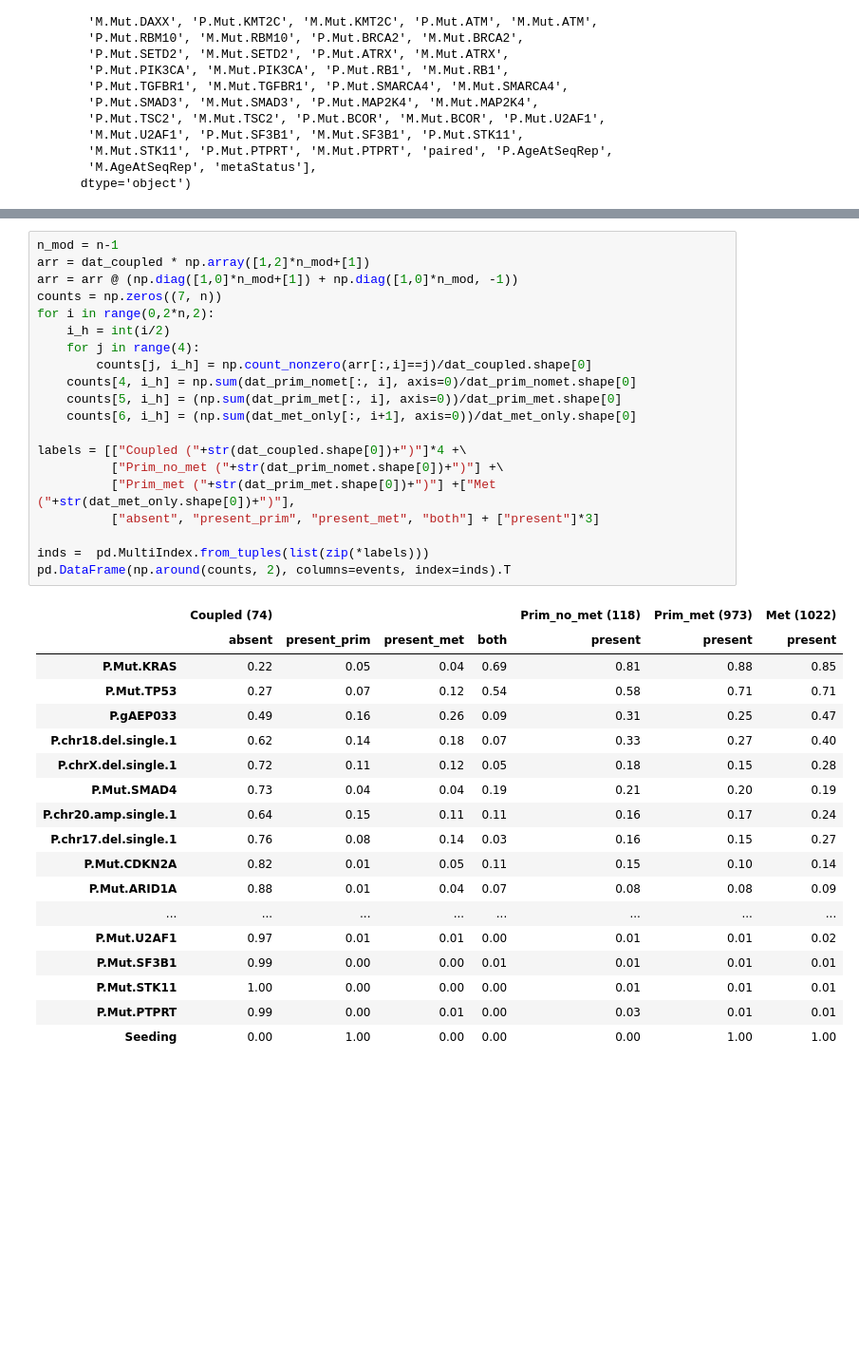
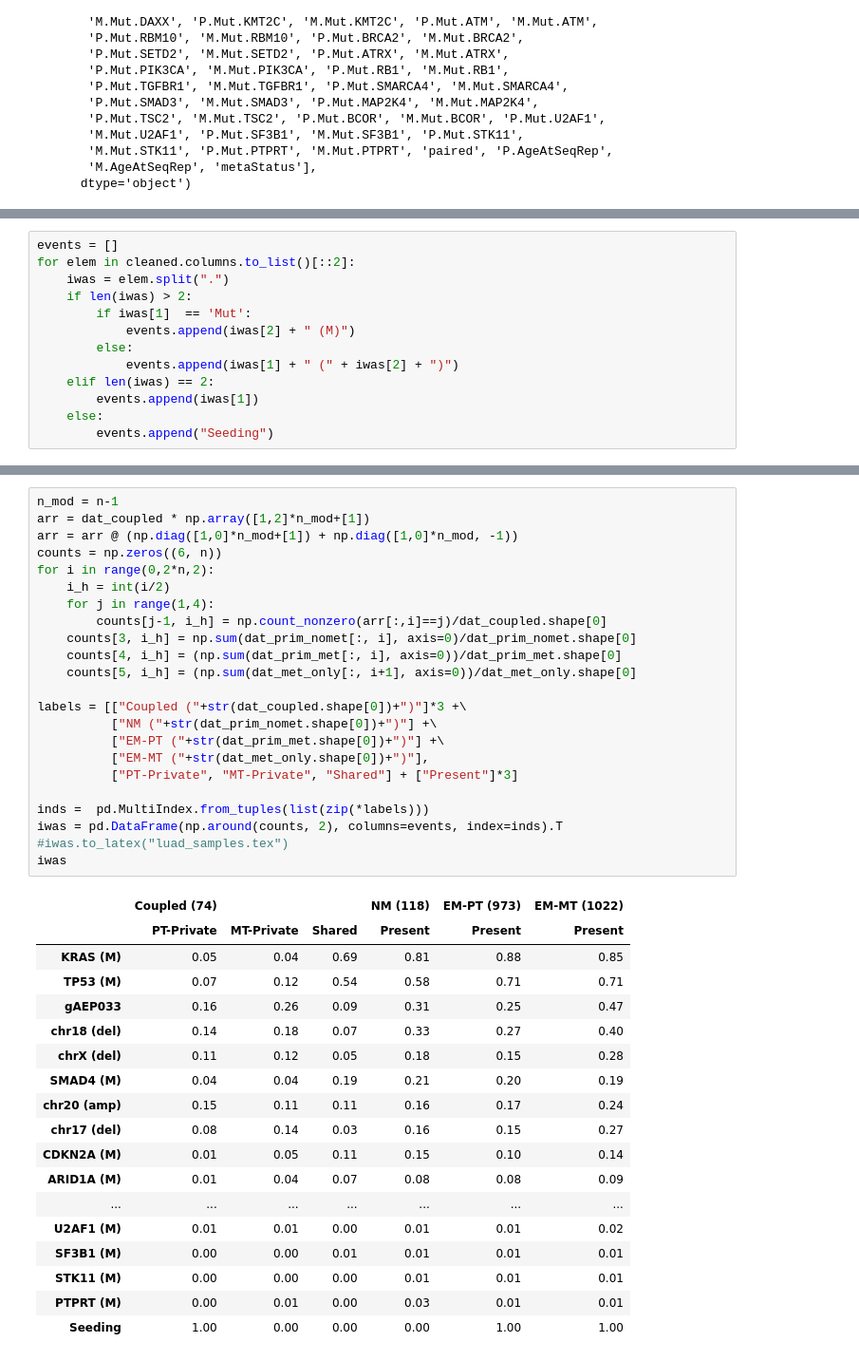
Before and after one commit to cbg-ethz/metMHN, a Jupyter notebook: src/data_analysis.ipynb, the cells around one changed output, grey strips where cells are left out. Shown: that part at 95% size. Drawn from its saved outputs; the diff is of its cells as text; blank space fills up the shorter version.

```diff
--- a/src/data_analysis.ipynb
+++ b/src/data_analysis.ipynb
@@ -61,3 +61,16 @@ dat_prim_nomet, dat_met_only, dat_prim_met, dat_coupled = utils.split_data(clean
 print(dat_prim_nomet.shape[0], dat_prim_met.shape[0], dat_coupled.shape[0], dat_met_only.shape[0])
 # %% [output]
 118 973 74 1022
+# %%
+events = []
+for elem in cleaned.columns.to_list()[::2]:
+    iwas = elem.split(".")
+    if len(iwas) > 2:
+        if iwas[1]  == 'Mut':
+            events.append(iwas[2] + " (M)")
+        else:
+            events.append(iwas[1] + " (" + iwas[2] + ")")
+    elif len(iwas) == 2:
+        events.append(iwas[1])
+    else:
+        events.append("Seeding")
@@ -73,40 +164,43 @@ start_params = np.append(indep, [lam1_start, lam2_start])
 # %%
 n_mod = n-1
 arr = dat_coupled * np.array([1,2]*n_mod+[1])
 arr = arr @ (np.diag([1,0]*n_mod+[1]) + np.diag([1,0]*n_mod, -1))
-counts = np.zeros((7, n))
+counts = np.zeros((6, n))
 for i in range(0,2*n,2):
     i_h = int(i/2)
-    for j in range(4):
-        counts[j, i_h] = np.count_nonzero(arr[:,i]==j)/dat_coupled.shape[0]
-    counts[4, i_h] = np.sum(dat_prim_nomet[:, i], axis=0)/dat_prim_nomet.shape[0]
-    counts[5, i_h] = (np.sum(dat_prim_met[:, i], axis=0))/dat_prim_met.shape[0]
-    counts[6, i_h] = (np.sum(dat_met_only[:, i+1], axis=0))/dat_met_only.shape[0]
+    for j in range(1,4):
+        counts[j-1, i_h] = np.count_nonzero(arr[:,i]==j)/dat_coupled.shape[0]
+    counts[3, i_h] = np.sum(dat_prim_nomet[:, i], axis=0)/dat_prim_nomet.shape[0]
+    counts[4, i_h] = (np.sum(dat_prim_met[:, i], axis=0))/dat_prim_met.shape[0]
+    counts[5, i_h] = (np.sum(dat_met_only[:, i+1], axis=0))/dat_met_only.shape[0]
 
-labels = [["Coupled ("+str(dat_coupled.shape[0])+")"]*4 +\
-          ["Prim_no_met ("+str(dat_prim_nomet.shape[0])+")"] +\
-          ["Prim_met ("+str(dat_prim_met.shape[0])+")"] +["Met ("+str(dat_met_only.shape[0])+")"],
-          ["absent", "present_prim", "present_met", "both"] + ["present"]*3]
+labels = [["Coupled ("+str(dat_coupled.shape[0])+")"]*3 +\
+          ["NM ("+str(dat_prim_nomet.shape[0])+")"] +\
+          ["EM-PT ("+str(dat_prim_met.shape[0])+")"] +\
+          ["EM-MT ("+str(dat_met_only.shape[0])+")"],
+          ["PT-Private", "MT-Private", "Shared"] + ["Present"]*3]
 
 inds =  pd.MultiIndex.from_tuples(list(zip(*labels)))
-pd.DataFrame(np.around(counts, 2), columns=events, index=inds).T
+iwas = pd.DataFrame(np.around(counts, 2), columns=events, index=inds).T
+#iwas.to_latex("luad_samples.tex")
+iwas
 # %% [output]
-|  | Coupled (74) |  |  |  | Prim_no_met (118) | Prim_met (973) | Met (1022) |
-|  | absent | present_prim | present_met | both | present | present | present |
-| P.Mut.KRAS | 0.22 | 0.05 | 0.04 | 0.69 | 0.81 | 0.88 | 0.85 |
-| P.Mut.TP53 | 0.27 | 0.07 | 0.12 | 0.54 | 0.58 | 0.71 | 0.71 |
-| P.gAEP033 | 0.49 | 0.16 | 0.26 | 0.09 | 0.31 | 0.25 | 0.47 |
-| P.chr18.del.single.1 | 0.62 | 0.14 | 0.18 | 0.07 | 0.33 | 0.27 | 0.40 |
-| P.chrX.del.single.1 | 0.72 | 0.11 | 0.12 | 0.05 | 0.18 | 0.15 | 0.28 |
-| P.Mut.SMAD4 | 0.73 | 0.04 | 0.04 | 0.19 | 0.21 | 0.20 | 0.19 |
-| P.chr20.amp.single.1 | 0.64 | 0.15 | 0.11 | 0.11 | 0.16 | 0.17 | 0.24 |
-| P.chr17.del.single.1 | 0.76 | 0.08 | 0.14 | 0.03 | 0.16 | 0.15 | 0.27 |
-| P.Mut.CDKN2A | 0.82 | 0.01 | 0.05 | 0.11 | 0.15 | 0.10 | 0.14 |
-| P.Mut.ARID1A | 0.88 | 0.01 | 0.04 | 0.07 | 0.08 | 0.08 | 0.09 |
-| ... | ... | ... | ... | ... | ... | ... | ... |
-| P.Mut.U2AF1 | 0.97 | 0.01 | 0.01 | 0.00 | 0.01 | 0.01 | 0.02 |
-| P.Mut.SF3B1 | 0.99 | 0.00 | 0.00 | 0.01 | 0.01 | 0.01 | 0.01 |
-| P.Mut.STK11 | 1.00 | 0.00 | 0.00 | 0.00 | 0.01 | 0.01 | 0.01 |
-| P.Mut.PTPRT | 0.99 | 0.00 | 0.01 | 0.00 | 0.03 | 0.01 | 0.01 |
-| Seeding | 0.00 | 1.00 | 0.00 | 0.00 | 0.00 | 1.00 | 1.00 |
+|  | Coupled (74) |  |  | NM (118) | EM-PT (973) | EM-MT (1022) |
+|  | PT-Private | MT-Private | Shared | Present | Present | Present |
+| KRAS (M) | 0.05 | 0.04 | 0.69 | 0.81 | 0.88 | 0.85 |
+| TP53 (M) | 0.07 | 0.12 | 0.54 | 0.58 | 0.71 | 0.71 |
+| gAEP033 | 0.16 | 0.26 | 0.09 | 0.31 | 0.25 | 0.47 |
+| chr18 (del) | 0.14 | 0.18 | 0.07 | 0.33 | 0.27 | 0.40 |
+| chrX (del) | 0.11 | 0.12 | 0.05 | 0.18 | 0.15 | 0.28 |
+| SMAD4 (M) | 0.04 | 0.04 | 0.19 | 0.21 | 0.20 | 0.19 |
+| chr20 (amp) | 0.15 | 0.11 | 0.11 | 0.16 | 0.17 | 0.24 |
+| chr17 (del) | 0.08 | 0.14 | 0.03 | 0.16 | 0.15 | 0.27 |
+| CDKN2A (M) | 0.01 | 0.05 | 0.11 | 0.15 | 0.10 | 0.14 |
+| ARID1A (M) | 0.01 | 0.04 | 0.07 | 0.08 | 0.08 | 0.09 |
+| ... | ... | ... | ... | ... | ... | ... |
+| U2AF1 (M) | 0.01 | 0.01 | 0.00 | 0.01 | 0.01 | 0.02 |
+| SF3B1 (M) | 0.00 | 0.00 | 0.01 | 0.01 | 0.01 | 0.01 |
+| STK11 (M) | 0.00 | 0.00 | 0.00 | 0.01 | 0.01 | 0.01 |
+| PTPRT (M) | 0.00 | 0.01 | 0.00 | 0.03 | 0.01 | 0.01 |
+| Seeding | 1.00 | 0.00 | 0.00 | 0.00 | 1.00 | 1.00 |
 # %%
```
Also changed, not shown: parts of 12 cells of this notebook, 5 other files.
